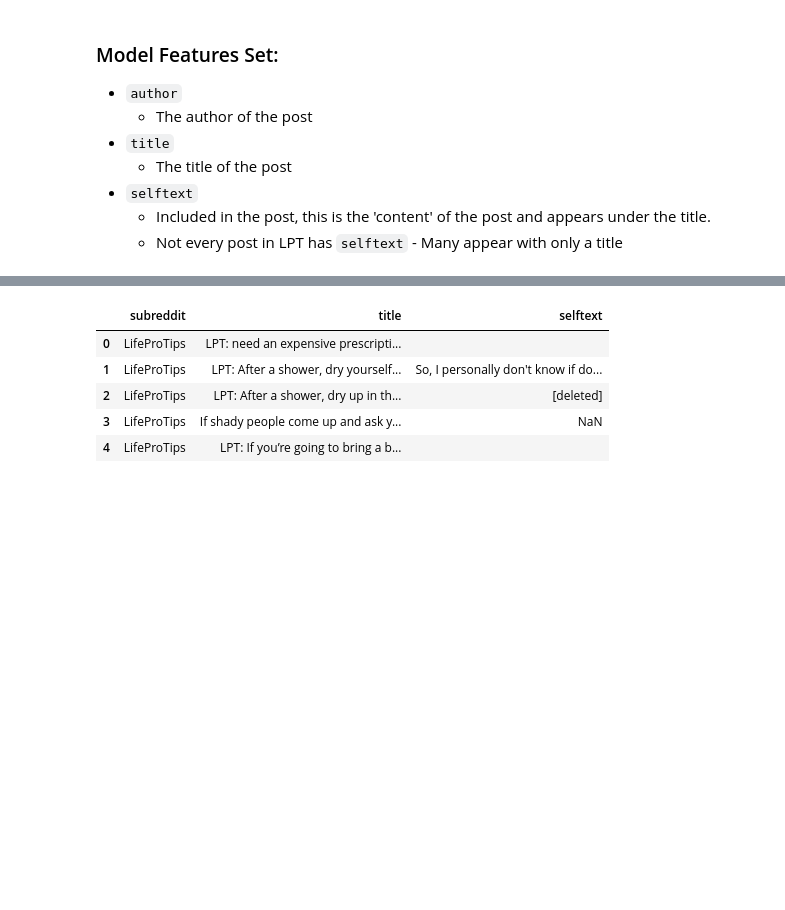
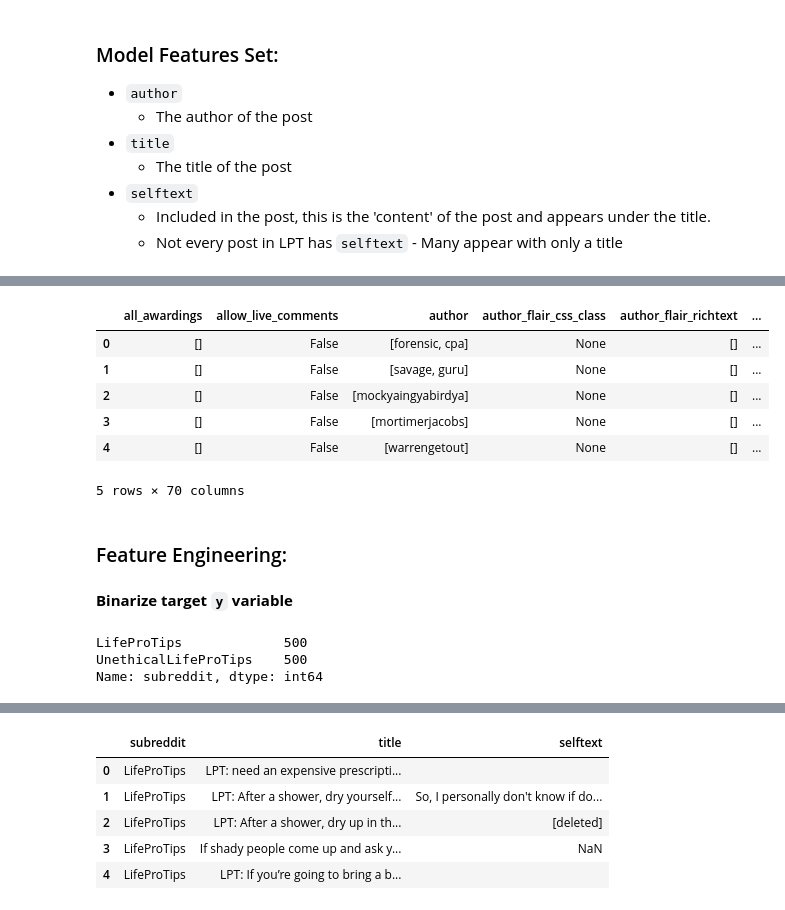
Before and after one commit to patruq/reddit-nlp, a Jupyter notebook: init.ipynb, the cells around one changed output, grey strips where cells are left out. Saved outputs shown, nothing was run; the diff lists cells and outputs as text; code cells hidden in the pictures; blank space fills up the shorter version.

```diff
--- a/init.ipynb
+++ b/init.ipynb
@@ -231,3 +177,37 @@ lpt_selftext_lemma = get_lemma(lpt_selftext_tokens)
+# %%
+def posts_to_words(json, key):
+
+    # Remove non-letters:
+    remove_non_letter(json, key)
+
+    # Make lowercase:
+    to_lower(json, key)
+
+    # Tokenize:
+    get_tokens(json, key)
+
+    # Lemmatize:
+    to_lemma(json, key)
+
+    # Remove Stop words:
+    remove_stopword(json, key)
+
+    return json
+# %%
+# Author
+lpt_clean_posts = posts_to_words(lpt_posts, "author")
+ulpt_clean_posts = posts_to_words(ulpt_posts, "author")
+
+# Title
+lpt_clean_posts = posts_to_words(lpt_posts, "title")
+ulpt_clean_posts = posts_to_words(ulpt_posts, "title")
+
+# Selftext
+# lpt_clean_posts = posts_to_words(lpt_posts, "selftext")
+# ulpt_clean_posts = posts_to_words(ulpt_posts, "selftext")
+
+# Check
+# ulpt_clean_posts[0]
 # %% [markdown]
 # Create Dataframe
 # %% [markdown]
@@ -250,0 +223,5 @@ lpt_df = create_df(lpt_posts)
+# %%
+df1 = pd.DataFrame(lpt_clean_posts)
+df2 = pd.DataFrame(ulpt_clean_posts)
+# %%
+df = df1.append(df2, ignore_index=True)
@@ -250,0 +252,25 @@ lpt_df = create_df(lpt_posts)
+# %%
+df.head()
+# %% [output]
+|  | all_awardings | allow_live_comments | author | author_flair_css_class | author_flair_richtext | ... |
+| 0 | [] | False | [forensic, cpa] | None | [] | ... |
+| 1 | [] | False | [savage, guru] | None | [] | ... |
+| 2 | [] | False | [mockyaingyabirdya] | None | [] | ... |
+| 3 | [] | False | [mortimerjacobs] | None | [] | ... |
+| 4 | [] | False | [warrengetout] | None | [] | ... |
+5 rows × 70 columns
+# %% [markdown]
+### Feature Engineering:
+# %% [markdown]
+**Binarize target `y` variable**
+# %%
+df["subreddit"].map({
+    "LifeProTips": 1,
+    "UnethicalLifeProTips": 0
+})
+
+df["subreddit"].value_counts()
+# %% [output]
+LifeProTips             500
+UnethicalLifeProTips    500
+Name: subreddit, dtype: int64
```
Also changed, not shown: parts of 70 cells of this notebook.
